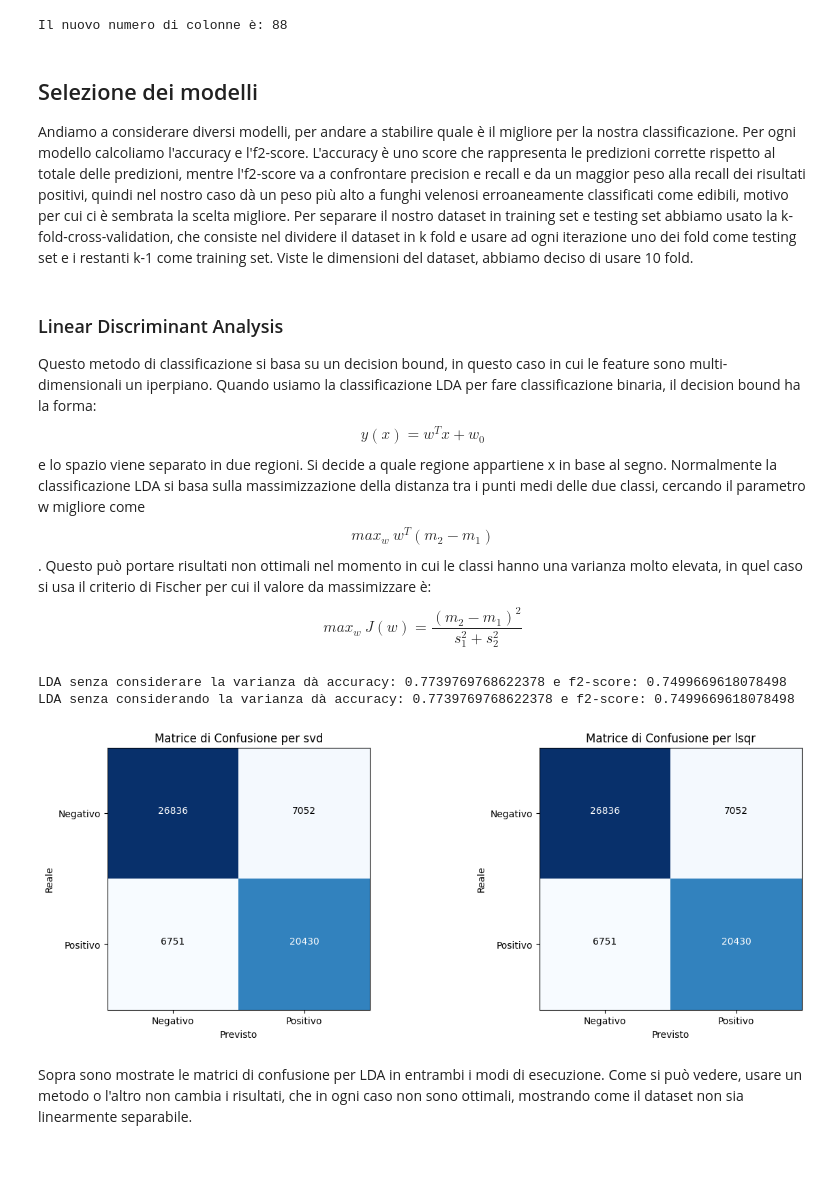
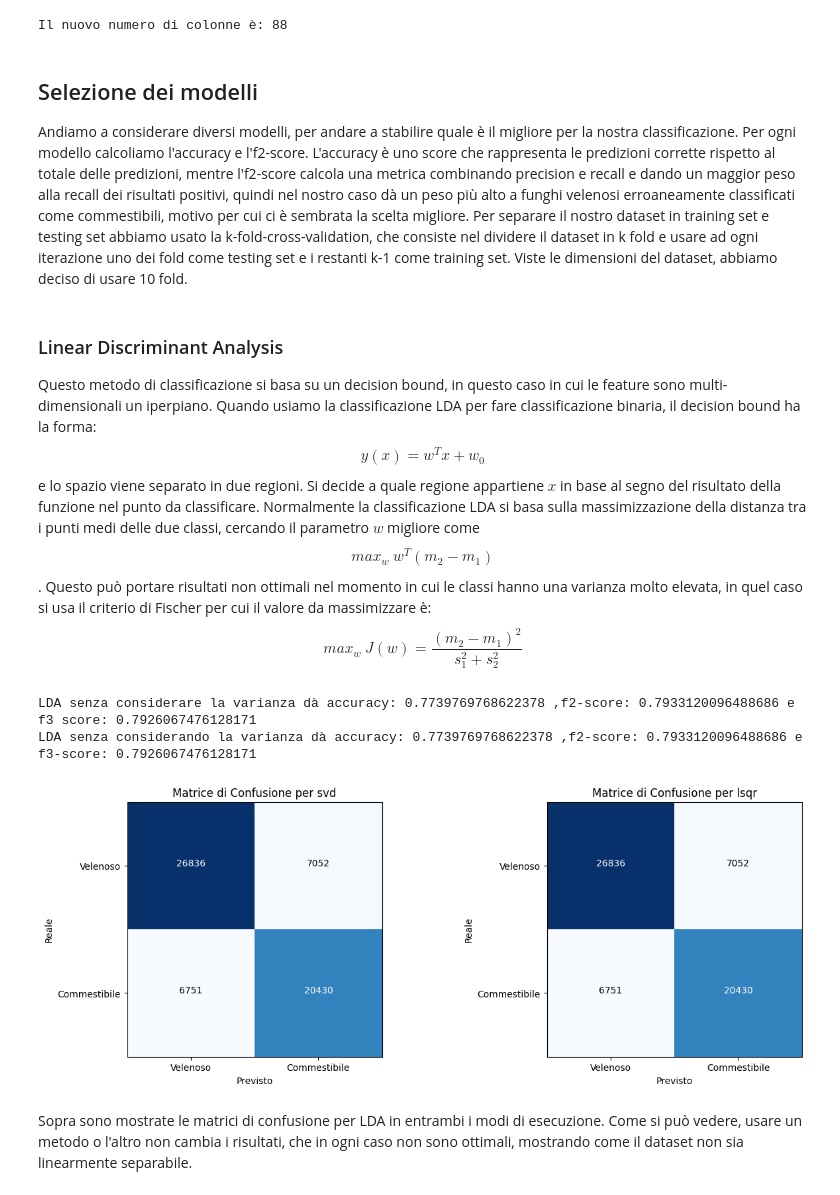
Before and after one commit to Sara-DaCanal/Progetto-ML, a Jupyter notebook: progetto.ipynb, the cells around one changed output. Saved outputs shown, nothing was run; the diff lists cells and outputs as text; code cells hidden in the pictures; blank space fills up the shorter version.

```diff
--- a/progetto.ipynb
+++ b/progetto.ipynb
@@ -368,7 +371,7 @@ print("Il nuovo numero di colonne è:",df_encoded.shape[1])
 Il nuovo numero di colonne è: 88
 # %% [markdown]
 ## Selezione dei modelli
-Andiamo a considerare diversi modelli, per andare a stabilire quale è il migliore per la nostra classificazione. Per ogni modello calcoliamo l'accuracy e l'f2-score. L'accuracy è uno score che rappresenta le predizioni corrette rispetto al totale delle predizioni, mentre l'f2-score va a confrontare precision e recall e da un maggior peso alla recall dei risultati positivi, quindi nel nostro caso dà un peso più alto a funghi velenosi erroaneamente classificati come edibili, motivo per cui ci è sembrata la scelta migliore.
+Andiamo a considerare diversi modelli, per andare a stabilire quale è il migliore per la nostra classificazione. Per ogni modello calcoliamo l'accuracy e l'f2-score. L'accuracy è uno score che rappresenta le predizioni corrette rispetto al totale delle predizioni, mentre l'f2-score calcola una metrica combinando precision e recall e dando un maggior peso alla recall dei risultati positivi, quindi nel nostro caso dà un peso più alto a funghi velenosi erroaneamente classificati come commestibili, motivo per cui ci è sembrata la scelta migliore.
 Per separare il nostro dataset in training set e testing set abbiamo usato la k-fold-cross-validation, che consiste nel dividere il dataset in k fold e usare ad ogni iterazione uno dei fold come testing set e i restanti k-1 come training set. Viste le dimensioni del dataset, abbiamo deciso di usare 10 fold.
 # %%
 c=10
@@ -376,8 +379,8 @@ def ConfusionMatrixDisplay(cm, y, ax, s):
   ax[y].imshow(cm, cmap=plt.cm.Blues)
   title = 'Matrice di Confusione per '+s
   ax[y].set_title(title)
-  ax[y].set_xticks([0, 1], ['velenoso', 'edibile'])
-  ax[y].set_yticks([0, 1], ['velenoso', 'edibile'])
+  ax[y].set_xticks([0, 1], ['Velenoso', 'Commestibile'])
+  ax[y].set_yticks([0, 1], ['Velenoso', 'Commestibile'])
   ax[y].set_xlabel('Previsto')
   ax[y].set_ylabel('Reale')
 
@@ -392,8 +395,8 @@ def ConfusionMatrixDisplaySingle(cm, s):
   plt.imshow(cm, cmap=plt.cm.Blues)
   title = 'Matrice di Confusione per '+s
   plt.title(title)
-  plt.xticks([0, 1], ['Negativo', 'Positivo'])
-  plt.yticks([0, 1], ['Negativo', 'Positivo'])
+  plt.xticks([0, 1], ['Velenoso', 'Commestibile'])
+  plt.yticks([0, 1], ['Velenoso', 'Commestibile'])
   plt.xlabel('Previsto')
   plt.ylabel('Reale')
 
@@ -408,35 +411,37 @@ def ConfusionMatrixDisplaySingle(cm, s):
 ### Linear Discriminant Analysis
 Questo metodo di classificazione si basa su un decision bound, in questo caso in cui le feature sono multi-dimensionali un iperpiano. Quando usiamo la classificazione LDA per fare classificazione binaria, il decision bound ha la forma:
 $$ y(x)= w^T x+w_0 $$
-e lo spazio viene separato in due regioni. Si decide a quale regione appartiene x in base al segno.
-Normalmente la classificazione LDA si basa sulla massimizzazione della distanza tra i punti medi delle due classi, cercando il parametro w migliore come
+e lo spazio viene separato in due regioni. Si decide a quale regione appartiene $x$ in base al segno del risultato della funzione nel punto da classificare.
+Normalmente la classificazione LDA si basa sulla massimizzazione della distanza tra i punti medi delle due classi, cercando il parametro $w$ migliore come
 $$ max_w \ w^T(m_2 - m_1) $$.
 Questo può portare risultati non ottimali nel momento in cui le classi hanno una varianza molto elevata, in quel caso si usa il criterio di Fischer per cui il valore da massimizzare è:
 $$ max_w\ J(w)=\frac{(m_2-m_1)^2}{s_1^2+s_2^2} $$
 # %%
 x_train = df_encoded[df_encoded.columns.to_list()[1:]]
 y_train = df_encoded['class']
 fig, axes = plt.subplots(1, 2, figsize=(15, 5))
-beta = 2
 lda = LinearDiscriminantAnalysis(solver='svd')
 y_pred = cross_val_predict(lda, x_train, y_train, cv=c)
 # Calcola e salva la metrica di valutazione (ad es. accuratezza)
 accuracy1 = accuracy_score(y_train, y_pred)
-f2_score1 = fbeta_score(y_train, y_pred, beta=beta)
-print("LDA senza considerare la varianza dà accuracy:", accuracy1, "e f2-score:", f2_score1)
+f2_score1 = fbeta_score(y_train, y_pred, beta=2, pos_label = 0)
+f3_score1 = fbeta_score(y_train, y_pred, beta=3, pos_label = 0)
+print("LDA senza considerare la varianza dà accuracy:", accuracy1, ",f2-score:", f2_score1, "e f3 score:", f3_score1)
 ConfusionMatrixDisplay(confusion_matrix(y_train, y_pred), 0, axes, 'svd')
 
 lda2 = LinearDiscriminantAnalysis(solver='lsqr')
 y_pred = cross_val_predict(lda2, x_train, y_train, cv=c)
 accuracy2 = accuracy_score(y_train, y_pred)
-f2_score2 = fbeta_score(y_train, y_pred, beta=beta)
-print("LDA senza considerando la varianza dà accuracy:", accuracy1, "e f2-score:", f2_score1)
+f2_score2 = fbeta_score(y_train, y_pred, beta=2, pos_label = 0)
+f3_score2 = fbeta_score(y_train, y_pred, beta=3, pos_label = 0)
+print("LDA senza considerando la varianza dà accuracy:", accuracy2, ",f2-score:", f2_score2, "e f3-score:", f3_score2)
 ConfusionMatrixDisplay(confusion_matrix(y_train, y_pred), 1, axes, 'lsqr')
 plt.show()
+f2_score_LDA = f2_score1
 # %% [output]
-LDA senza considerare la varianza dà accuracy: 0.7739769768622378 e f2-score: 0.7499669618078498
-LDA senza considerando la varianza dà accuracy: 0.7739769768622378 e f2-score: 0.7499669618078498
+LDA senza considerare la varianza dà accuracy: 0.7739769768622378 ,f2-score: 0.7933120096488686 e f3 score: 0.7926067476128171
+LDA senza considerando la varianza dà accuracy: 0.7739769768622378 ,f2-score: 0.7933120096488686 e f3-score: 0.7926067476128171
-[figure, old version]
+[figure, new version]
 # %% [markdown]
 Sopra sono mostrate le matrici di confusione per LDA in entrambi i modi di esecuzione. Come si può vedere, usare un metodo o l'altro non cambia i risultati, che in ogni caso non sono ottimali, mostrando come il dataset non sia linearmente separabile.
 # %% [markdown]
```
Also changed, not shown: parts of 73 cells of this notebook.
